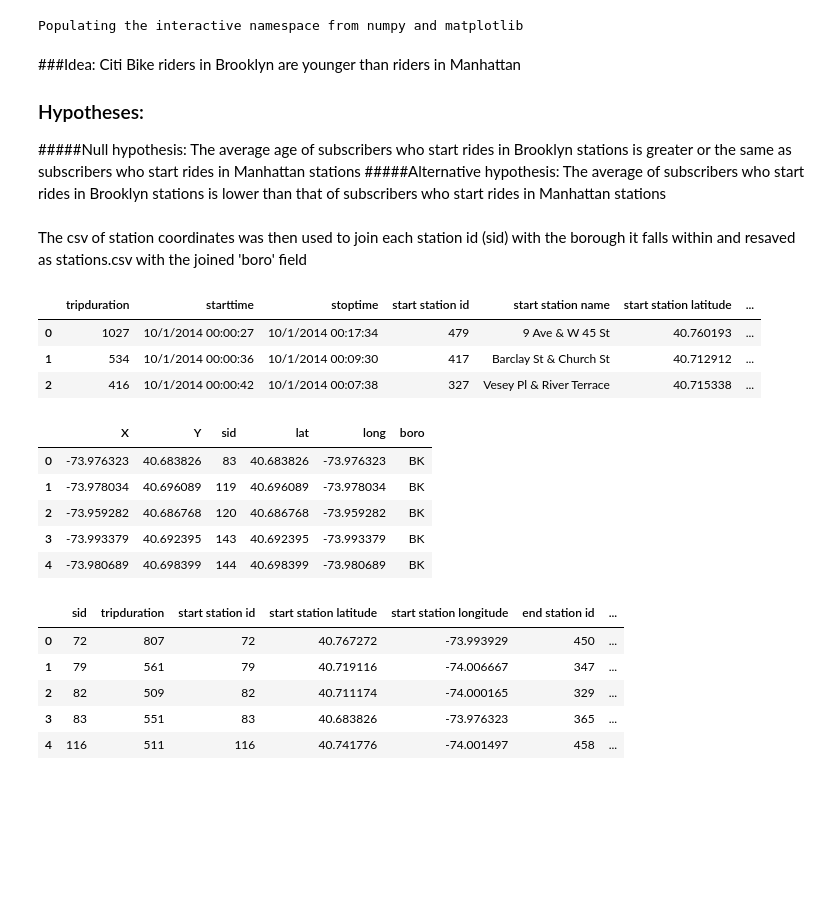
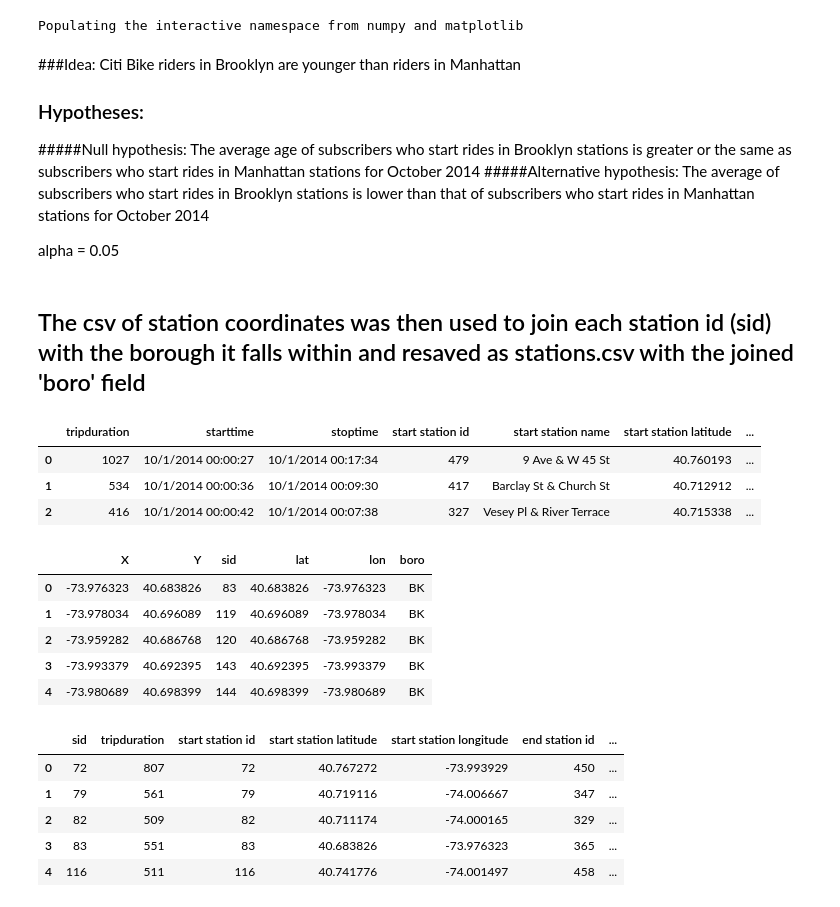
Before and after one commit to michellemho/PUI_Bycicle_Research, a Jupyter notebook: initial.ipynb, the cells around one changed output. Drawn from its saved outputs; the diff is of its cells as text; code cells hidden in the pictures; blank space fills up the shorter version.

```diff
--- a/initial.ipynb
+++ b/initial.ipynb
@@ -16,9 +16,11 @@ Populating the interactive namespace from numpy and matplotlib
 Citi Bike riders in Brooklyn are younger than riders in Manhattan
 ### Hypotheses:
 #####Null hypothesis:
-The average age of subscribers who start rides in Brooklyn stations is greater or the same as subscribers who start rides in Manhattan stations
+The average age of subscribers who start rides in Brooklyn stations is greater or the same as subscribers who start rides in Manhattan stations for October 2014
 #####Alternative hypothesis:
-The average of subscribers who start rides in Brooklyn stations is lower than that of subscribers who start rides in Manhattan stations
+The average of subscribers who start rides in Brooklyn stations is lower than that of subscribers who start rides in Manhattan stations for October 2014
+
+alpha = 0.05
 # %%
 # Creating csv of station data from Citi Bike
 
@@ -37,6 +39,6 @@ with open('stations.csv','wb') as csvFile:
         row = [sid,stationLat,stationLong]
         writer.writerow(row)
 # %% [markdown]
-The csv of station coordinates was then used to join each station id (sid) with the borough it falls within and resaved as stations.csv with the joined 'boro' field
+## The csv of station coordinates was then used to join each station id (sid) with the borough it falls within and resaved as stations.csv with the joined 'boro' field
 # %%
 # Reading in the Citi Bike trip data from Oct 2014
@@ -49,10 +51,10 @@ trips.head(3)
 | 2 | 416 | 10/1/2014 00:00:42 | 10/1/2014 00:07:38 | 327 | Vesey Pl & River Terrace | 40.715338 | ... |
 # %%
 # Reading in the csv of stations that have been joined with their borough (MH and BK only)
-stations = pd.read_csv('/Users/hannahbkates/Desktop/stations.csv')
+stations = pd.read_csv('data/stations.csv')
 stations.head(5)
 # %% [output]
-|  | X | Y | sid | lat | long | boro |
+|  | X | Y | sid | lat | lon | boro |
 | 0 | -73.976323 | 40.683826 | 83 | 40.683826 | -73.976323 | BK |
 | 1 | -73.978034 | 40.696089 | 119 | 40.696089 | -73.978034 | BK |
 | 2 | -73.959282 | 40.686768 | 120 | 40.686768 | -73.959282 | BK |
```
Also changed, not shown: parts of 2 cells of this notebook.
